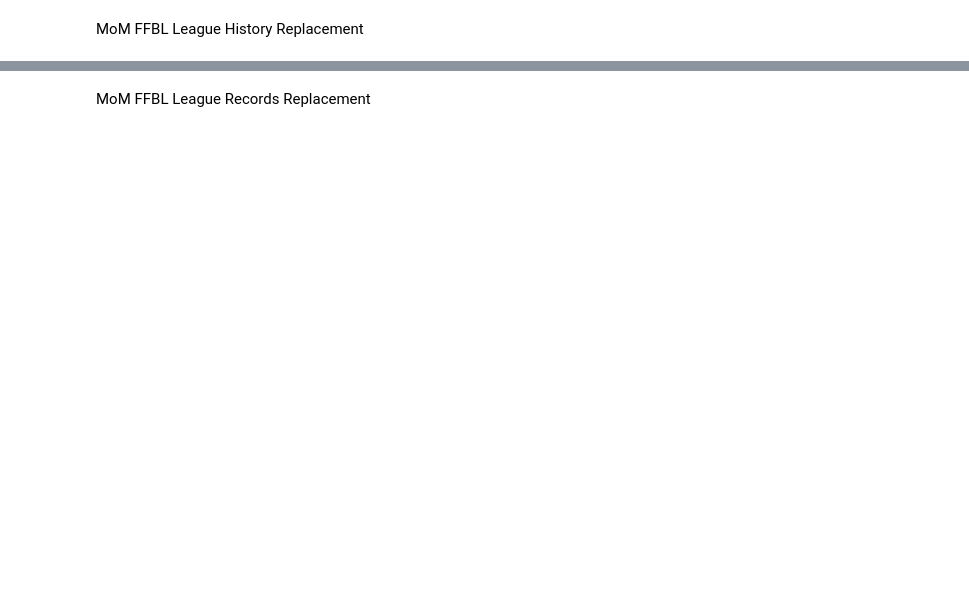
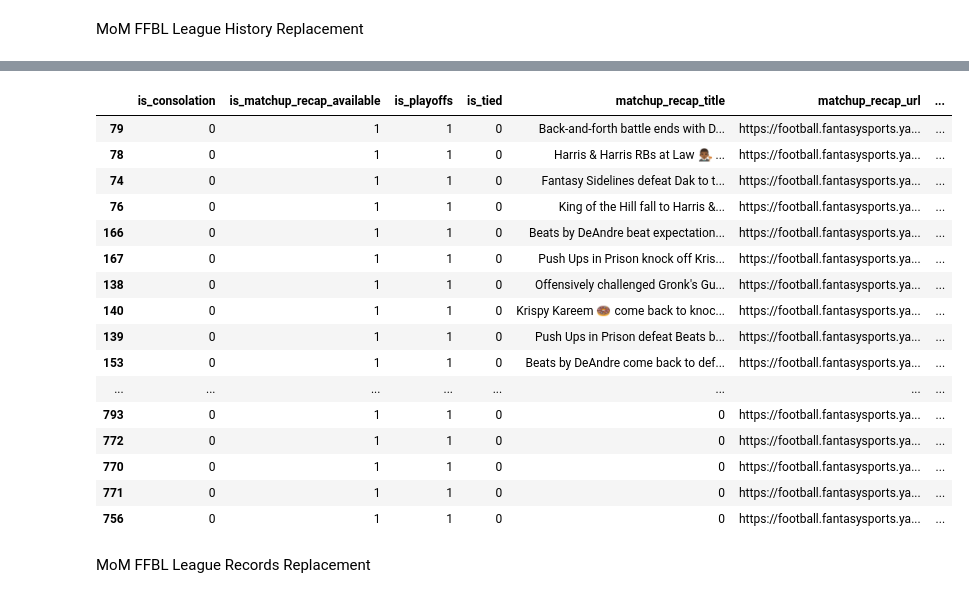
Before and after one commit to cuddebtj/Yahoo_Data, a Jupyter notebook: scripts/worksheet_2.ipynb, the cells around one changed output, grey strips where cells are left out. Drawn from its saved outputs; the diff is of its cells as text; code cells hidden in the pictures; blank space fills up the shorter version.

```diff
--- a/scripts/worksheet_2.ipynb
+++ b/scripts/worksheet_2.ipynb
@@ -253,0 +252,14 @@ MoM FFBL League History Replacement
+# %%
+"""
+MoM FFBL League History Replacement
+"""
+matchups_query = """SELECT * FROM dev.weeklyleaguematchups"""
+teams_query = """SELECT * FROM dev.leagueteams"""
+draft_query = """SELECT * FROM dev.draftresults"""
+players_query = """SELECT * FROM dev.playerlist"""
+matchups = DatabaseCursor(PATH, options=OPTION).copy_data_from_postgres(matchups_query)
+teams = DatabaseCursor(PATH, options=OPTION).copy_data_from_postgres(teams_query)
+draft = DatabaseCursor(PATH, options=OPTION).copy_data_from_postgres(draft_query)
+players = DatabaseCursor(PATH, options=OPTION).copy_data_from_postgres(players_query)
+matchups = matchups.merge(teams, how='left', left_on=['game_id', 'league_id', 'team_a_team_key'], right_on=['game_id', 'league_id', 'team_key'], suffixes=('', '_team_a'))
+matchups = matchups.merge(teams, how='left', left_on=['game_id', 'league_id', 'team_b_team_key'], right_on=['game_id', 'league_id', 'team_key'], suffixes=('_team_a', '_team_b'))
@@ -254,3 +271,23 @@ MoM FFBL League History Replacement
+# %%
+matchups[(matchups["is_playoffs"] == 1) & (matchups["is_consolation"] == 0)].sort_values(['week_start', 'is_consolation', 'winner_team_key'], ascending=[False, True, True])
+# %% [output]
+|  | is_consolation | is_matchup_recap_available | is_playoffs | is_tied | matchup_recap_title | matchup_recap_url | ... |
+| 79 | 0 | 1 | 1 | 0 | Back-and-forth battle ends with D... | https://football.fantasysports.ya... | ... |
+| 78 | 0 | 1 | 1 | 0 | Harris & Harris RBs at Law 👨🏾‍⚖️ ... | https://football.fantasysports.ya... | ... |
+| 74 | 0 | 1 | 1 | 0 | Fantasy Sidelines defeat Dak to t... | https://football.fantasysports.ya... | ... |
+| 76 | 0 | 1 | 1 | 0 | King of the Hill fall to Harris &... | https://football.fantasysports.ya... | ... |
+| 166 | 0 | 1 | 1 | 0 | Beats by DeAndre beat expectation... | https://football.fantasysports.ya... | ... |
+| 167 | 0 | 1 | 1 | 0 | Push Ups in Prison knock off Kris... | https://football.fantasysports.ya... | ... |
+| 138 | 0 | 1 | 1 | 0 | Offensively challenged Gronk's Gu... | https://football.fantasysports.ya... | ... |
+| 140 | 0 | 1 | 1 | 0 | Krispy Kareem 🍩 come back to knoc... | https://football.fantasysports.ya... | ... |
+| 139 | 0 | 1 | 1 | 0 | Push Ups in Prison defeat Beats b... | https://football.fantasysports.ya... | ... |
+| 153 | 0 | 1 | 1 | 0 | Beats by DeAndre come back to def... | https://football.fantasysports.ya... | ... |
+| ... | ... | ... | ... | ... | ... | ... | ... |
+| 793 | 0 | 1 | 1 | 0 | 0 | https://football.fantasysports.ya... | ... |
+| 772 | 0 | 1 | 1 | 0 | 0 | https://football.fantasysports.ya... | ... |
+| 770 | 0 | 1 | 1 | 0 | 0 | https://football.fantasysports.ya... | ... |
+| 771 | 0 | 1 | 1 | 0 | 0 | https://football.fantasysports.ya... | ... |
+| 756 | 0 | 1 | 1 | 0 | 0 | https://football.fantasysports.ya... | ... |
 # %% [markdown]
 MoM FFBL League Records Replacement
 # %%
```
Also changed, not shown: parts of 4 cells of this notebook.
